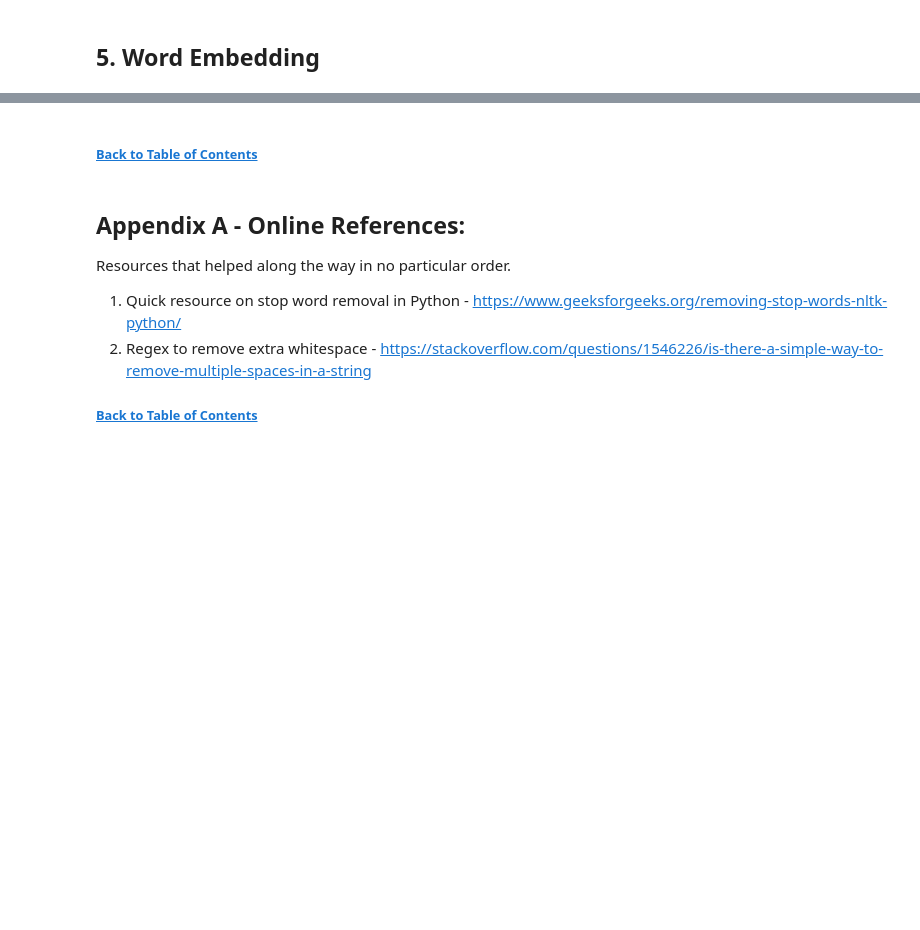
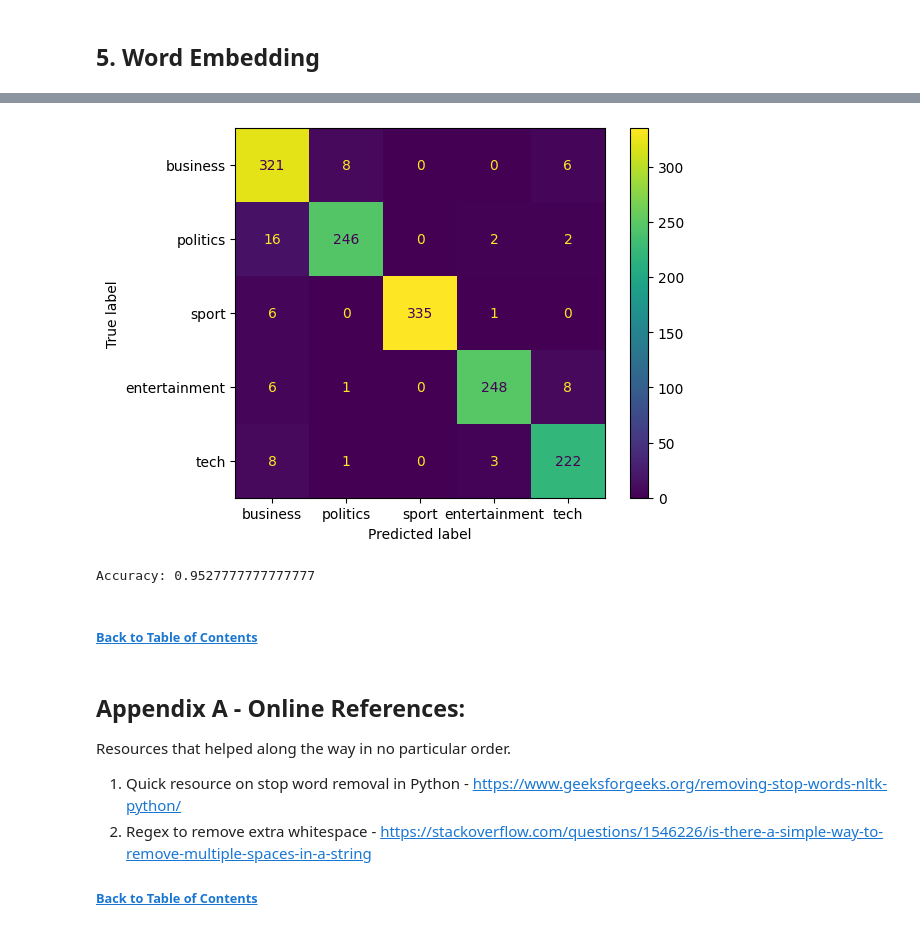
Before and after one commit to chill0121/News_Article_Matrix_Factorization, a Jupyter notebook: BBC_News_Classification.ipynb, the cells around one changed output, grey strips where cells are left out. Drawn from its saved outputs; the diff is of its cells as text; code cells hidden in the pictures; blank space fills up the shorter version.

```diff
--- a/BBC_News_Classification.ipynb
+++ b/BBC_News_Classification.ipynb
@@ -467,5 +467,10 @@ plt.tight_layout(pad = 0)
 # %%
 from sklearn.feature_extraction.text import TfidfVectorizer
 
-tfidf = TfidfVectorizer(min_df = 1, max_df = 1, norm = 'l2', stop_words = None, ngram_range = (1, 2))
+tfidf = TfidfVectorizer(min_df = 2, # ignore terms that have a document frequency strictly lower than the given threshold
+                        max_df = 0.9, # ignore terms that have a document frequency strictly higher than the given threshold
+                        norm = 'l2',
+                        stop_words = None,
+                        ngram_range = (1, 2))
 train_sparse_embed = tfidf.fit_transform(train['cleaned'])
+print('TF-IDF Sparse Matrix Shape:', train_sparse_embed.shape)
@@ -479,12 +481,12 @@ train_sparse_embed
 from sklearn.decomposition import NMF
 mod_nmf = NMF(n_components = 5,
               init = None,
-              solver = 'cd',
-              beta_loss = 'frobenius',
-              tol = 0.0001,
+              solver = 'mu',
+              beta_loss = 'kullback-leibler',
+              tol = 0.000001,
               max_iter = 500,
               random_state = 11,
-              l1_ratio = 0,
+              l1_ratio = 0.4,
               verbose = 1)
 
 mod_nmf_train = mod_nmf.fit_transform(train_sparse_embed)
@@ -509,4 +512,5 @@ Converged at iteration 108
 # %%
 print(mod_nmf_train)
 print(mod_nmf_train.shape)
+mod_nmf_train_y_pred = mod_nmf_train.argmax(axis = 1)# mod_nmf_train.nonzero()[1]
 # %% [output]
@@ -520,0 +565,3 @@ print(mod_nmf_train.shape)
+# %%
+labelorder, acc = label_permute_compare(train, mod_nmf_train_y_pred)
+print(labelorder, acc)
@@ -521,3 +586,16 @@ print(mod_nmf_train.shape)
+# %%
+labels = {key : i for i, key in zip(labelorder, train['Category'].unique())}
+train['class_perm'] = train['Category'].map(labels)
+train['y_pred'] = mod_nmf_train_y_pred
+conf_matrix = confusion_matrix(y_true = train['class_perm'], y_pred = train['y_pred'])
+# Need to sort labels by dictionary value to match new indexes given to categories.
+# This is done in display_labels. A little convoluted but works for now.
+ConfusionMatrixDisplay(conf_matrix, display_labels = {k: v for k, v in sorted(labels.items(), key = lambda item: item[1])}).plot()
+plt.show()
+print('Accuracy:', accuracy_score(y_true = train['class_perm'], y_pred = train['y_pred']))
+# %% [output]
+[figure, added]
+Accuracy: 0.9527777777777777
 # %% [markdown]
 ###### [Back to Table of Contents](#toc)
 # %% [markdown]
```
Also changed, not shown: parts of 7 cells of this notebook.
